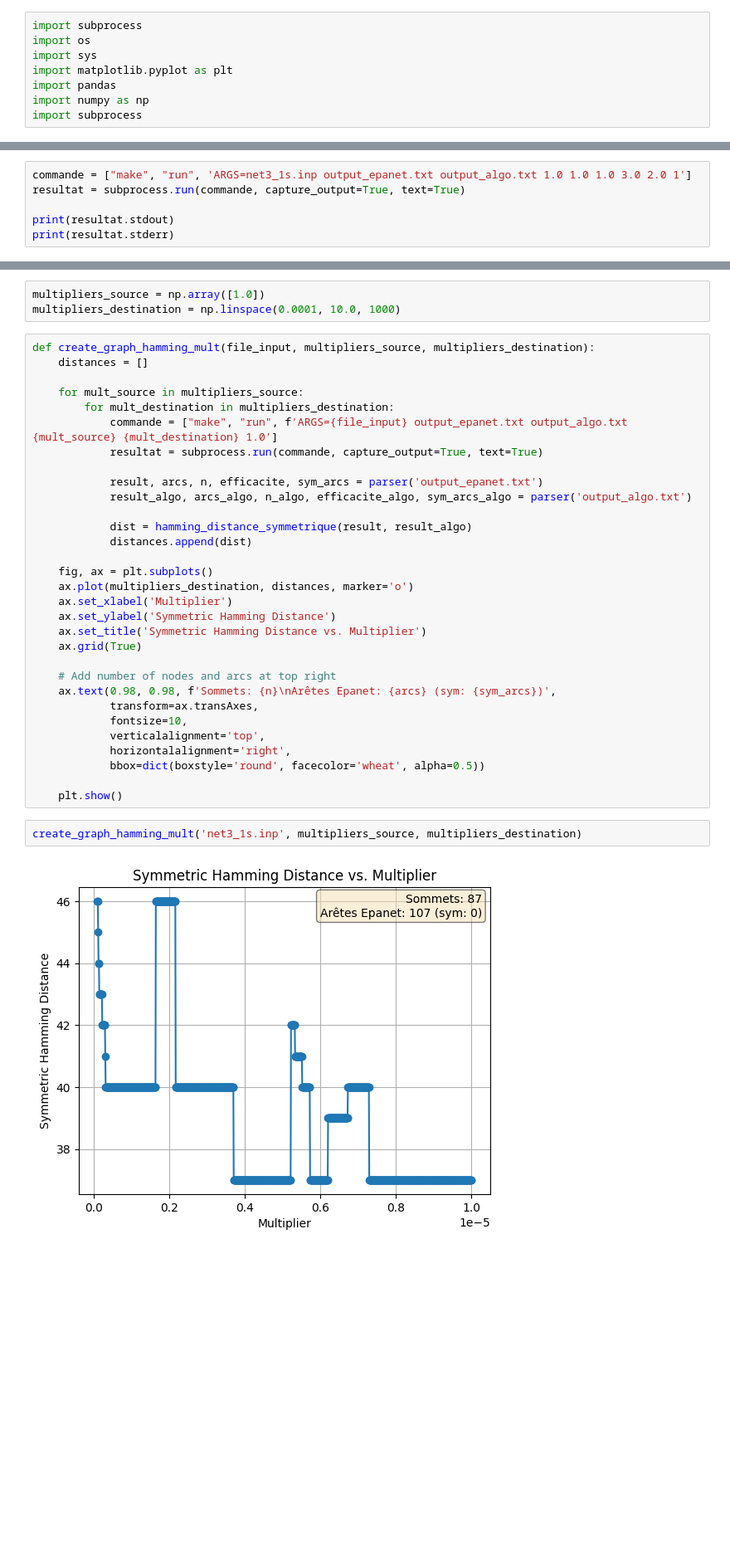
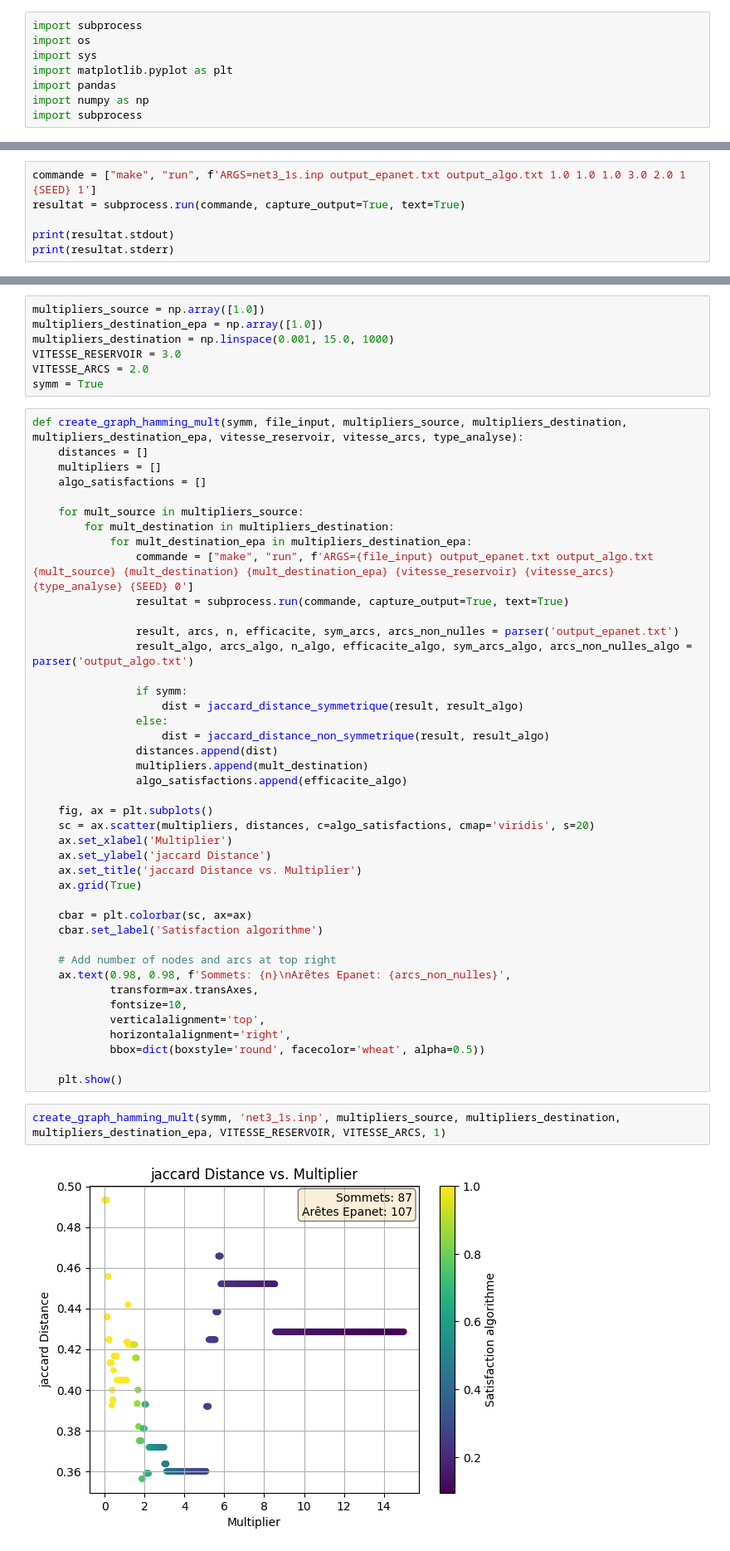
Before and after one commit to Nabil-hamoudi/M2_internship_flow_orientation, a Jupyter notebook: analyse.ipynb, the cells around one changed output, grey strips where cells are left out. Shown at 83% size. Cells and saved outputs as stored; diff of their text form; blank space fills up the shorter version.

```diff
--- a/analyse.ipynb
+++ b/analyse.ipynb
@@ -9,5 +11,5 @@ import subprocess
 # %%
-commande = ["make", "run", 'ARGS=net3_1s.inp output_epanet.txt output_algo.txt 1.0 1.0 1.0 3.0 2.0 1']
+commande = ["make", "run", f'ARGS=net3_1s.inp output_epanet.txt output_algo.txt 1.0 1.0 1.0 3.0 2.0 1 {SEED} 1']
 resultat = subprocess.run(commande, capture_output=True, text=True)
 
 print(resultat.stdout)
@@ -113,30 +116,45 @@ sym_arcs=0
 # %%
 multipliers_source = np.array([1.0])
-multipliers_destination = np.linspace(0.0001, 10.0, 1000)
+multipliers_destination_epa = np.array([1.0])
+multipliers_destination = np.linspace(0.001, 15.0, 1000)
+VITESSE_RESERVOIR = 3.0
+VITESSE_ARCS = 2.0
+symm = True
 # %%
-def create_graph_hamming_mult(file_input, multipliers_source, multipliers_destination):
+def create_graph_hamming_mult(symm, file_input, multipliers_source, multipliers_destination, multipliers_destination_epa, vitesse_reservoir, vitesse_arcs, type_analyse):
     distances = []
+    multipliers = []
+    algo_satisfactions = []
 
     for mult_source in multipliers_source:
         for mult_destination in multipliers_destination:
-            commande = ["make", "run", f'ARGS={file_input} output_epanet.txt output_algo.txt {mult_source} {mult_destination} 1.0']
-            resultat = subprocess.run(commande, capture_output=True, text=True)
+            for mult_destination_epa in multipliers_destination_epa:
+                commande = ["make", "run", f'ARGS={file_input} output_epanet.txt output_algo.txt {mult_source} {mult_destination} {mult_destination_epa} {vitesse_reservoir} {vitesse_arcs} {type_analyse} {SEED} 0']
+                resultat = subprocess.run(commande, capture_output=True, text=True)
 
-            result, arcs, n, efficacite, sym_arcs = parser('output_epanet.txt')
-            result_algo, arcs_algo, n_algo, efficacite_algo, sym_arcs_algo = parser('output_algo.txt')
+                result, arcs, n, efficacite, sym_arcs, arcs_non_nulles = parser('output_epanet.txt')
+                result_algo, arcs_algo, n_algo, efficacite_algo, sym_arcs_algo, arcs_non_nulles_algo = parser('output_algo.txt')
 
-            dist = hamming_distance_symmetrique(result, result_algo)
-            distances.append(dist)
+                if symm:
+                    dist = jaccard_distance_symmetrique(result, result_algo)
+                else:
+                    dist = jaccard_distance_non_symmetrique(result, result_algo)
+                distances.append(dist)
+                multipliers.append(mult_destination)
+                algo_satisfactions.append(efficacite_algo)
 
     fig, ax = plt.subplots()
-    ax.plot(multipliers_destination, distances, marker='o')
+    sc = ax.scatter(multipliers, distances, c=algo_satisfactions, cmap='viridis', s=20)
     ax.set_xlabel('Multiplier')
-    ax.set_ylabel('Symmetric Hamming Distance')
-    ax.set_title('Symmetric Hamming Distance vs. Multiplier')
+    ax.set_ylabel('jaccard Distance')
+    ax.set_title('jaccard Distance vs. Multiplier')
     ax.grid(True)
 
+    cbar = plt.colorbar(sc, ax=ax)
+    cbar.set_label('Satisfaction algorithme')
+
     # Add number of nodes and arcs at top right
-    ax.text(0.98, 0.98, f'Sommets: {n}\nArêtes Epanet: {arcs} (sym: {sym_arcs})',
+    ax.text(0.98, 0.98, f'Sommets: {n}\nArêtes Epanet: {arcs_non_nulles}',
             transform=ax.transAxes,
             fontsize=10,
             verticalalignment='top',
@@ -145,7 +163,7 @@ def create_graph_hamming_mult(file_input, multipliers_source, multipliers_destin
 
     plt.show()
 # %%
-create_graph_hamming_mult('net3_1s.inp', multipliers_source, multipliers_destination)
+create_graph_hamming_mult(symm, 'net3_1s.inp', multipliers_source, multipliers_destination, multipliers_destination_epa, VITESSE_RESERVOIR, VITESSE_ARCS, 1)
 # %% [output]
-[figure, old version]
+[figure, new version]
 # %%
```
Also changed, not shown: parts of 31 cells of this notebook, 2 other files.
